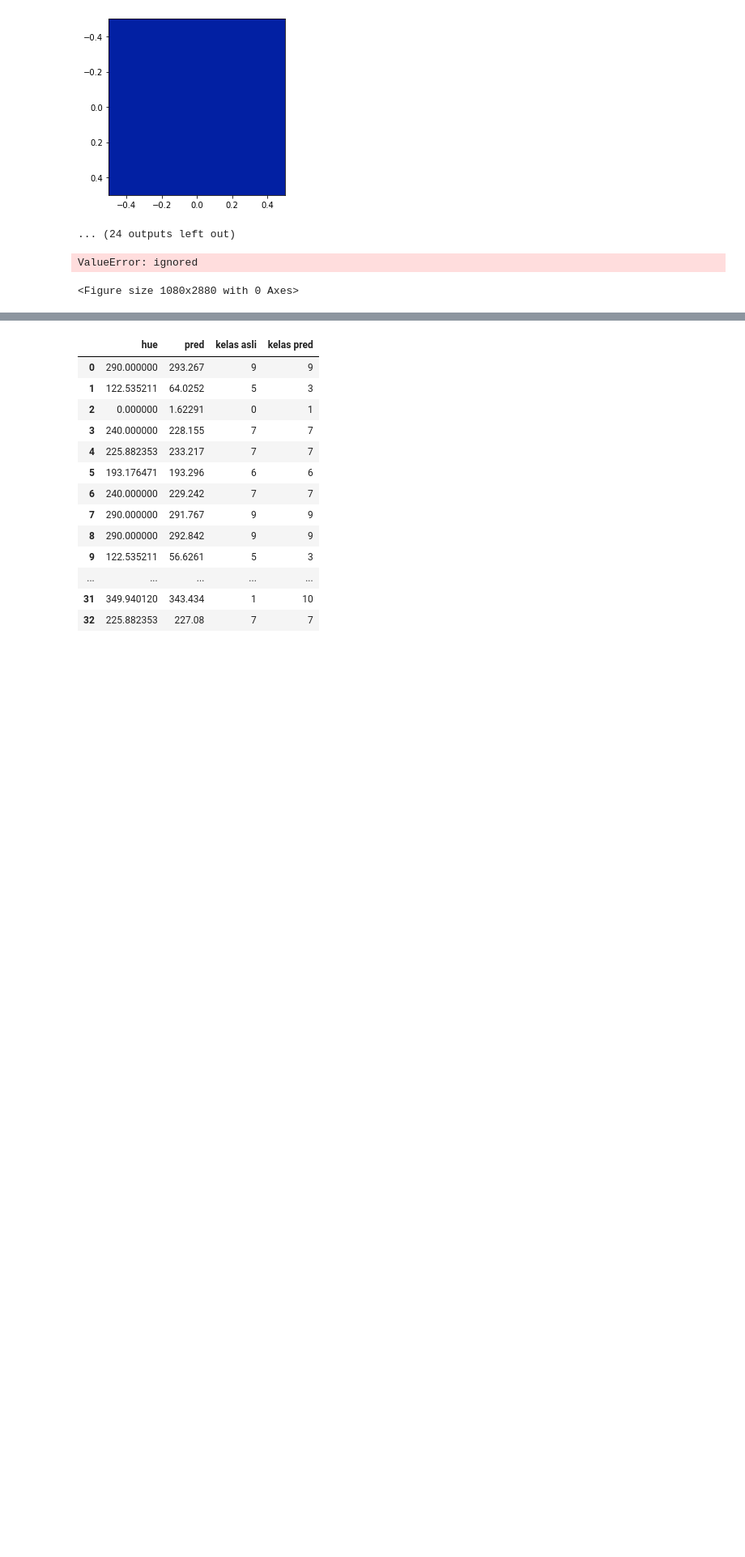
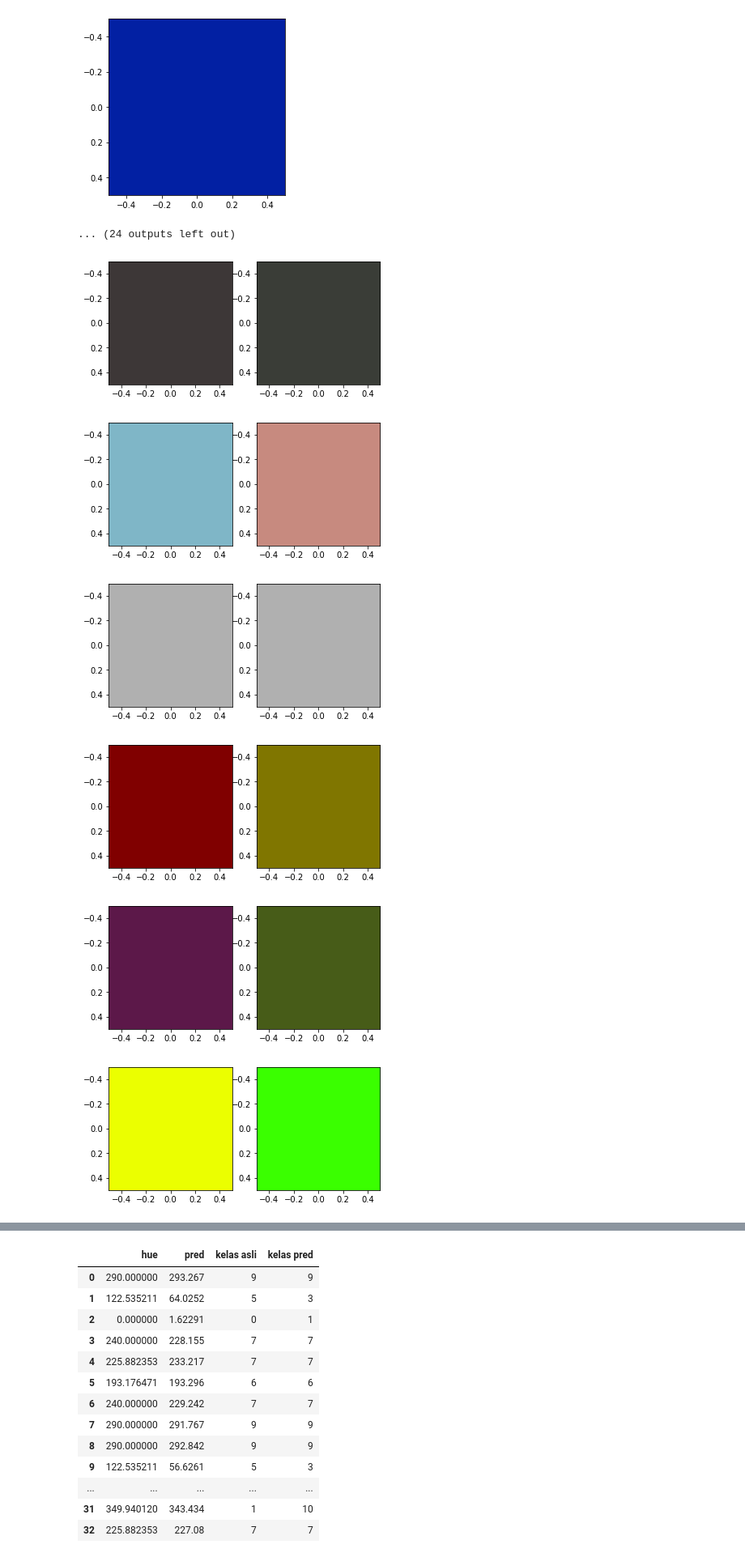
Before and after one commit to geadalfa/PrediksiWarna, a Jupyter notebook: Randomforest_NN.ipynb, the cells around one changed output, grey strips where cells are left out. Shown at 81% size. Cells and saved outputs as stored; diff of their text form; code cells hidden in the pictures; blank space fills up the shorter version.

```diff
--- a/Randomforest_NN.ipynb
+++ b/Randomforest_NN.ipynb
@@ -1064,12 +1052,16 @@ for i in range(1, 37):
     plt.subplot(36, 2, i)
     plt.text(0.5, 0.5, str((2, 3, i)),
              fontsize=18, ha='center')
-# %%
-plt.figure(figsize=(15, 40))
-for i in range(37):
-    plt.subplot(36, 2, i)
-    plt.figure()
-    plt.imshow([[pred_rgb[i]]])
-# %% [output]
-ValueError: ignored
-<Figure size 1080x2880 with 0 Axes>
+# %%
+for i in range(len(real_rgb)):
+    fig, (ax1, ax2) = plt.subplots(1, 2)
+    ax1.imshow([[real_rgb[i]]])
+    ax2.imshow([[pred_rgb[i]]])
+    plt.show()
+# %% [output]
+[figure, added]
+[figure, added]
+[figure, added]
+[figure, added]
+[figure, added]
+[figure, added]
```
Also changed, not shown: parts of 6 cells of this notebook.
